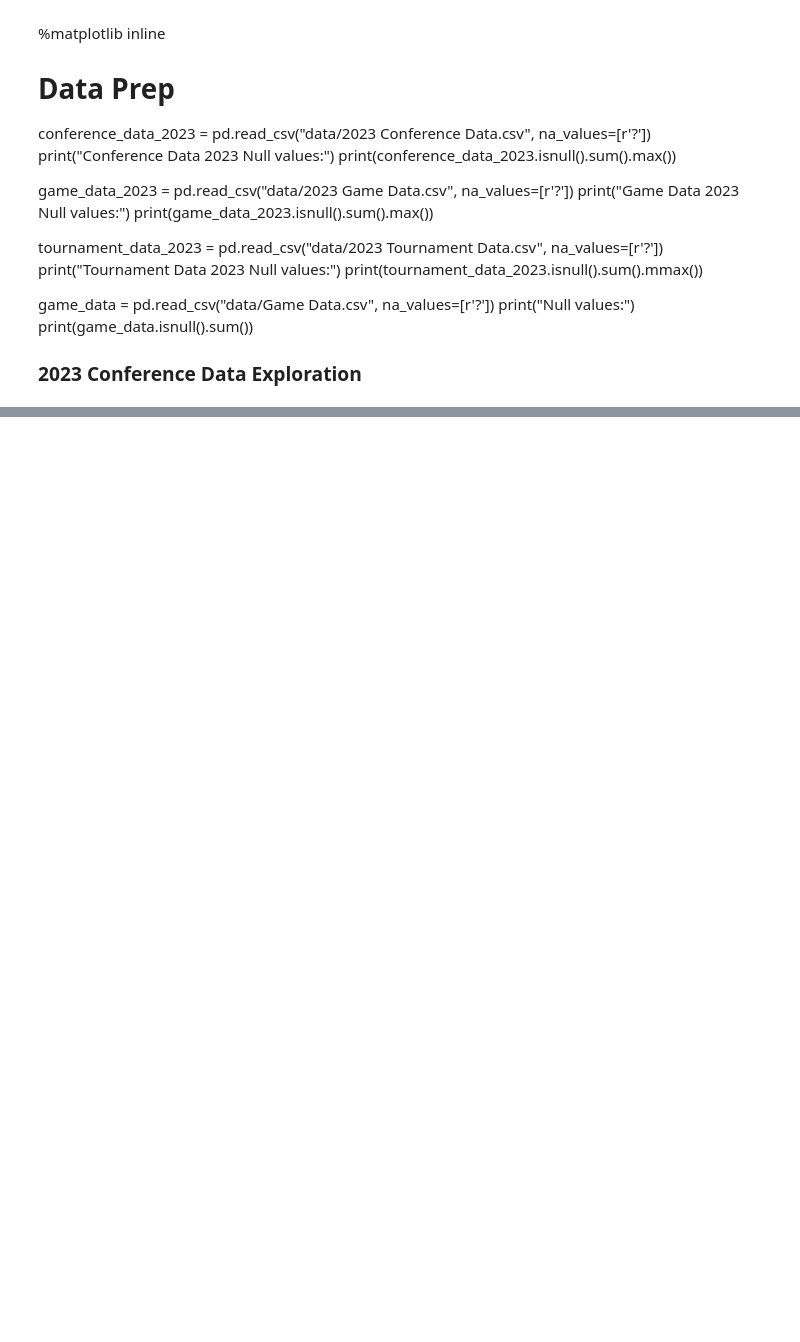
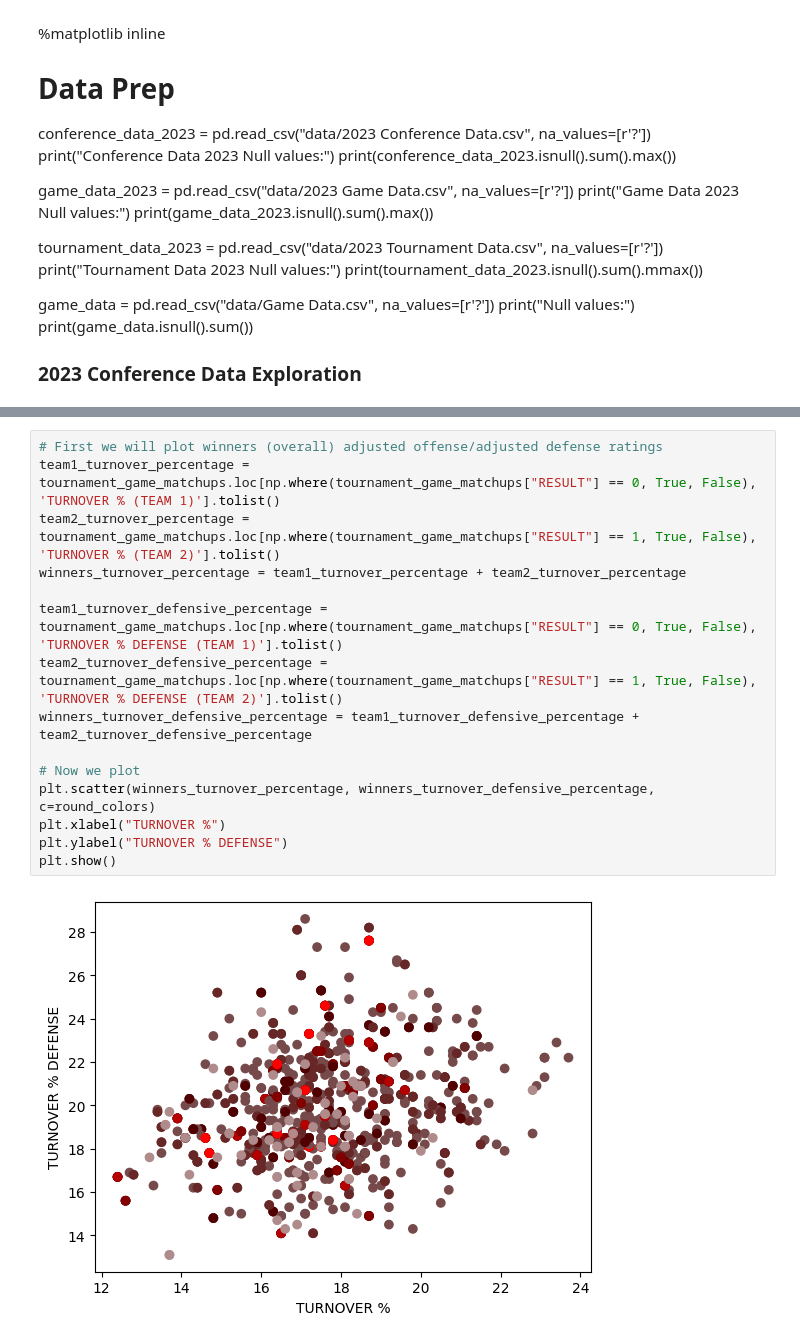
Before and after one commit to codeNinjaDev/march_madness_predictor, a Jupyter notebook: predictor.ipynb, the cells around one changed output, grey strips where cells are left out. Saved outputs shown, nothing was run; the diff lists cells and outputs as text; blank space fills up the shorter version.

```diff
--- a/predictor.ipynb
+++ b/predictor.ipynb
@@ -142,0 +356,17 @@ print(game_data.isnull().sum())
+# %%
+# First we will plot winners (overall) adjusted offense/adjusted defense ratings
+team1_turnover_percentage = tournament_game_matchups.loc[np.where(tournament_game_matchups["RESULT"] == 0, True, False), 'TURNOVER % (TEAM 1)'].tolist()
+team2_turnover_percentage = tournament_game_matchups.loc[np.where(tournament_game_matchups["RESULT"] == 1, True, False), 'TURNOVER % (TEAM 2)'].tolist()
+winners_turnover_percentage = team1_turnover_percentage + team2_turnover_percentage
+
+team1_turnover_defensive_percentage = tournament_game_matchups.loc[np.where(tournament_game_matchups["RESULT"] == 0, True, False), 'TURNOVER % DEFENSE (TEAM 1)'].tolist()
+team2_turnover_defensive_percentage = tournament_game_matchups.loc[np.where(tournament_game_matchups["RESULT"] == 1, True, False), 'TURNOVER % DEFENSE (TEAM 2)'].tolist()
+winners_turnover_defensive_percentage = team1_turnover_defensive_percentage + team2_turnover_defensive_percentage
+
+# Now we plot
+plt.scatter(winners_turnover_percentage, winners_turnover_defensive_percentage, c=round_colors)
+plt.xlabel("TURNOVER %")
+plt.ylabel("TURNOVER % DEFENSE")
+plt.show()
+# %% [output]
+[figure, added]
```
Also changed, not shown: parts of 17 cells of this notebook.
